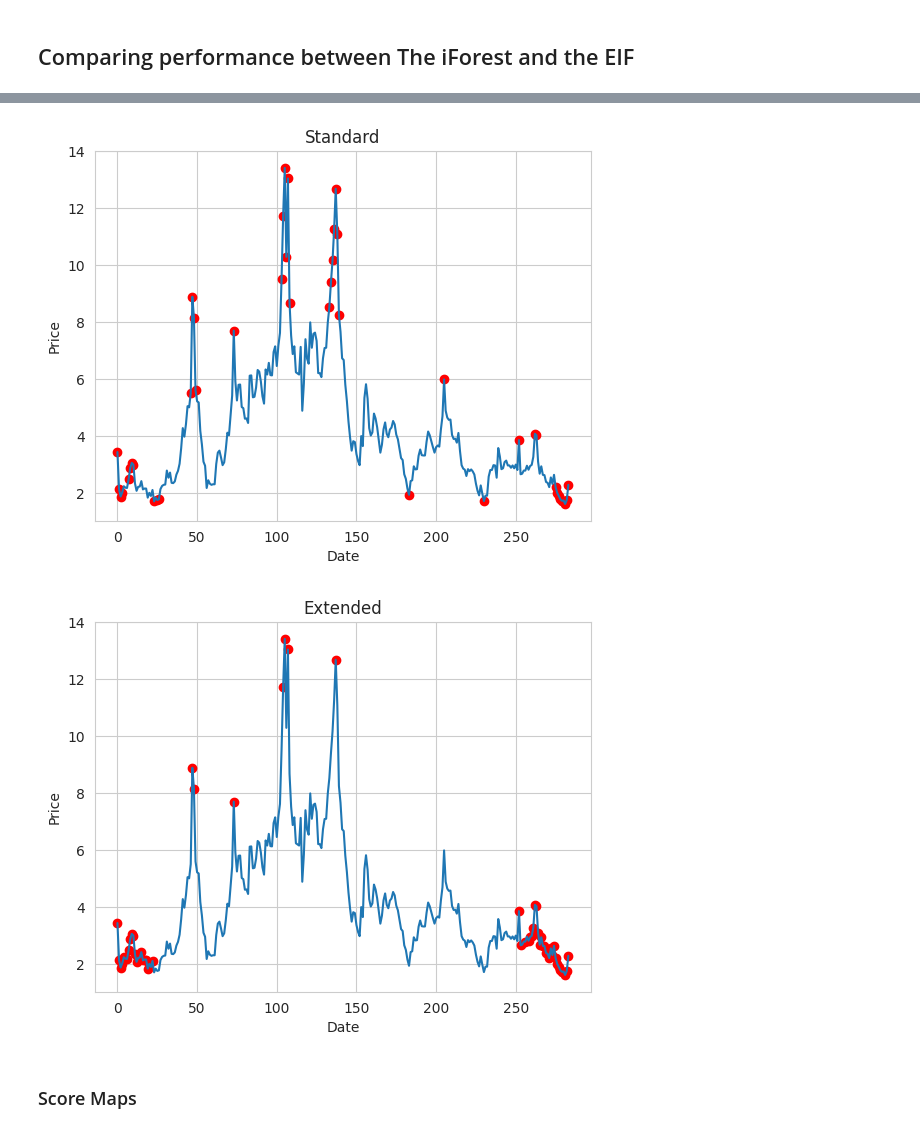
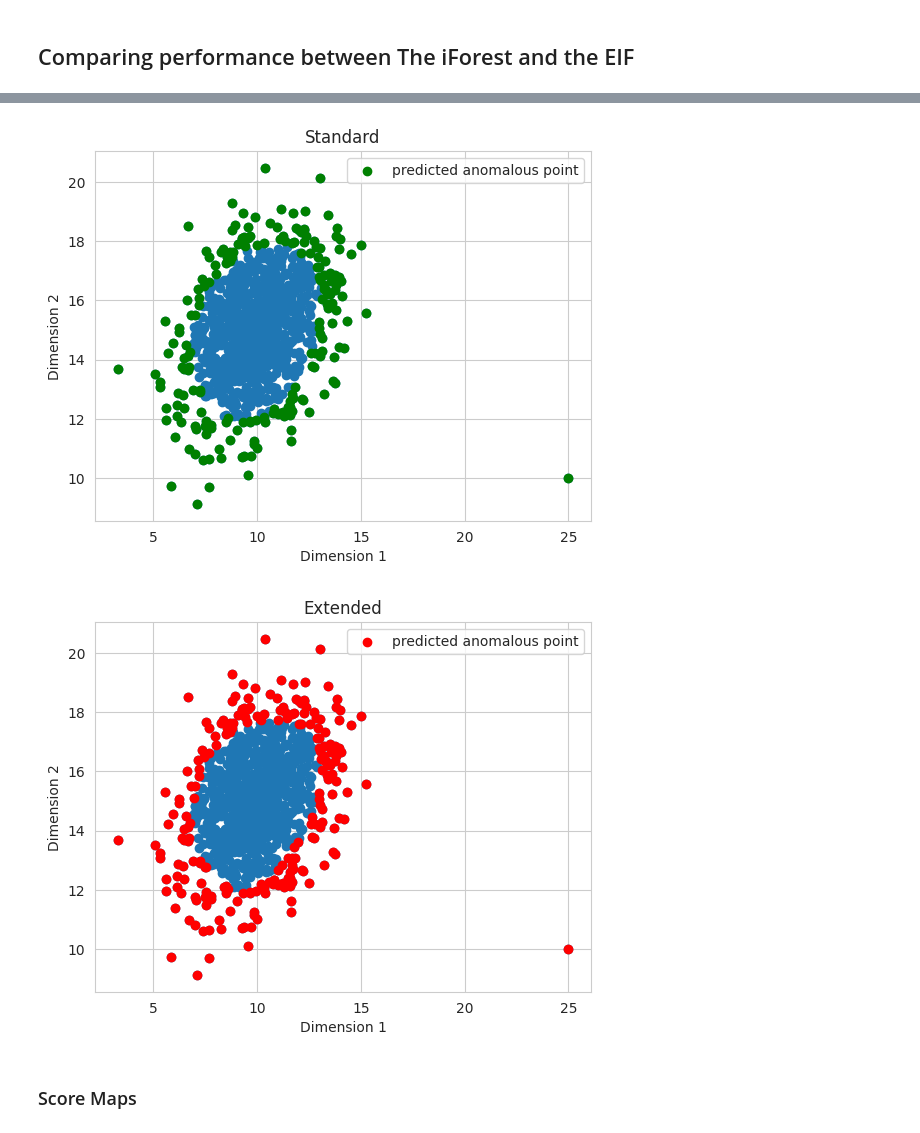
Before and after one commit to koussayinsat12/EIF, a Jupyter notebook: EIF.ipynb, the cells around one changed output, grey strips where cells are left out. Saved outputs shown, nothing was run; the diff lists cells and outputs as text; code cells hidden in the pictures.

```diff
--- a/EIF.ipynb
+++ b/EIF.ipynb
@@ -147,6 +82,3 @@ dtype('float64')
-# %%
-F0=iso.iForest(features, ntrees=500, sample_size=256, ExtensionLevel=0)#iForest
-F1=iso.iForest(features, ntrees=500, sample_size=256, ExtensionLevel=1)#EIF
 # %%
-anomaly_scores_0=F0.compute_paths(X_in=features)# anomaly score created by iForest
-anomaly_scores_1=F1.compute_paths(X_in=features)# anomaly score created by EIF
+anomaly_scores_0=F0.compute_paths(X_in=main_distribution)# anomaly score created by iForest
+anomaly_scores_1=F1.compute_paths(X_in=main_distribution)# anomaly score created by EIF
@@ -158,7 +94,7 @@ def compute_mad(scores):
     mad = np.median(abs_deviations)
     return mad
 
-def set_threshold(scores, scaling_factor=2):
+def set_threshold(scores, scaling_factor=10):
     median = np.median(scores)
     mad = compute_mad(scores)
     threshold = median + (scaling_factor * mad)
@@ -166,6 +102,6 @@ def set_threshold(scores, scaling_factor=2):
 threshold0=set_threshold(anomaly_scores_0)
 threshold1=set_threshold(anomaly_scores_1)
 # %%
-x,y=features[:,0],features[:,1]
+x,y=main_distribution[:,0],main_distribution[:,1]
 anomaly_indices_0 = np.where(anomaly_scores_0 >threshold0)[0]
 anomaly_indices_1 = np.where(anomaly_scores_1 >threshold1)[0]
@@ -172,21 +121,25 @@ anomaly_indices_1 = np.where(anomaly_scores_1 >threshold1)[0]
 # %%
 fig1 = plt.figure()
-plt.plot(x, y)
-plt.scatter(x[anomaly_indices_0], y[anomaly_indices_0], color='red')
-plt.xlabel('Date')
-plt.ylabel('Price')
+plt.scatter(x, y)
+plt.scatter(x[anomaly_indices_0], y[anomaly_indices_0], color='green',label="predicted anomalous point")
+plt.xlabel("Dimension 1")
+plt.ylabel("Dimension 2")
+plt.legend()
+plt.grid(True)
 plt.title('Standard')
 plt.show()
 fig2= plt.figure()
-plt.plot(x, y)
-plt.scatter(x[anomaly_indices_1], y[anomaly_indices_1], color='red')
-plt.xlabel('Date')
-plt.ylabel('Price')
+plt.scatter(x, y)
+plt.scatter(x[anomaly_indices_1], y[anomaly_indices_1], color='red',label="predicted anomalous point")
+plt.xlabel("Dimension 1")
+plt.ylabel("Dimension 2")
+plt.legend()
+plt.grid(True)
 plt.title('Extended')
 plt.show()
 # %% [output]
-[figure, old version]
+[figure, new version]
-[figure, old version]
+[figure, new version]
 # %% [markdown]
 ### Score Maps
 # %%
```
Also changed, not shown: parts of 55 cells of this notebook.
